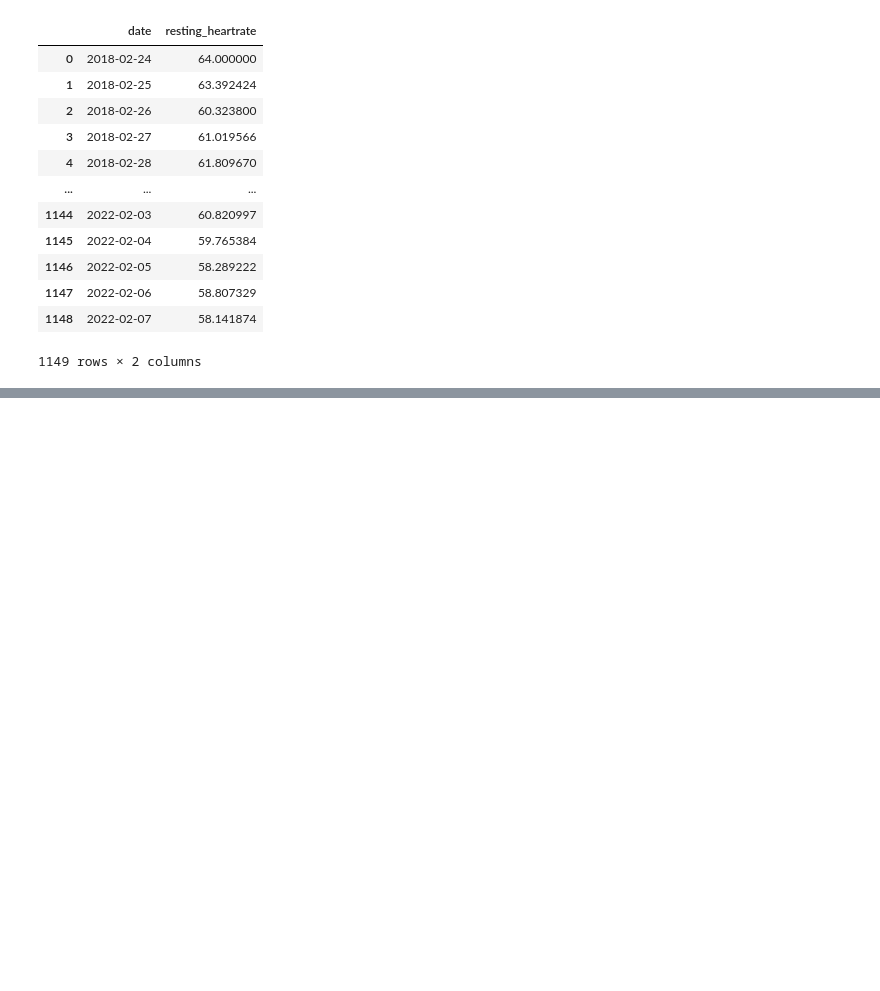
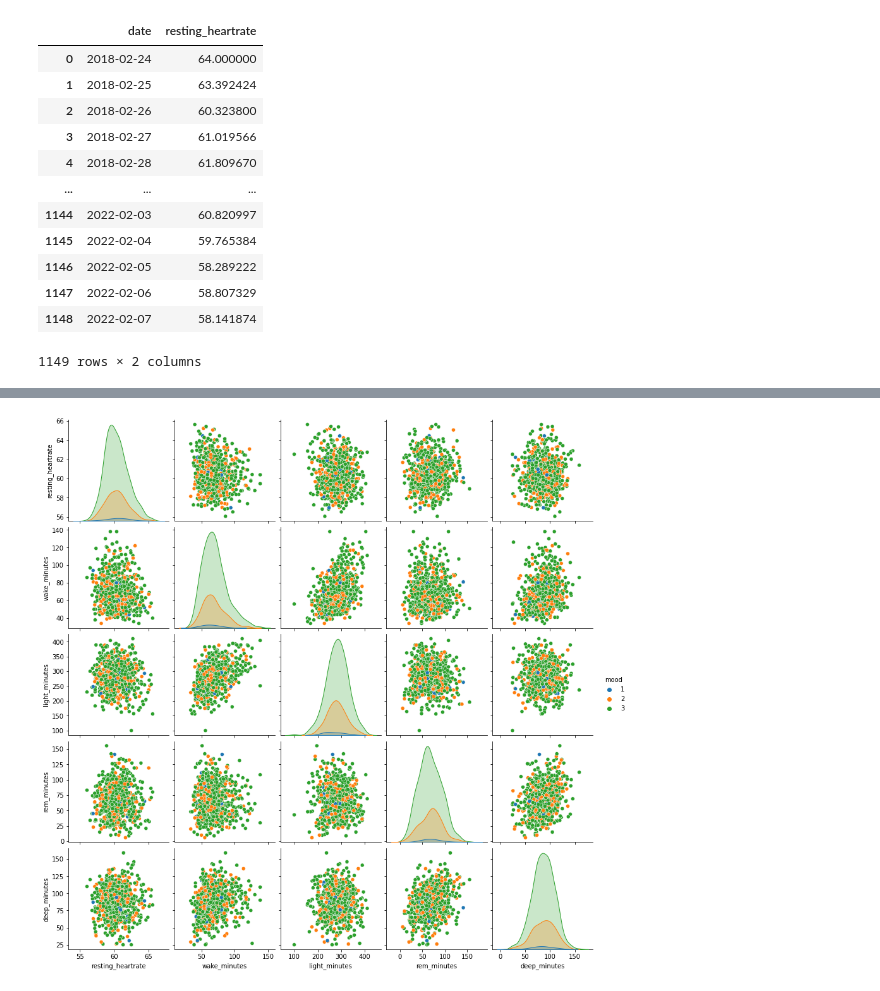
Before and after one commit to Markus98/CS-C3240-machine-learning-project, a Jupyter notebook: data_formatting.ipynb, the cells around one changed output, grey strips where cells are left out. Saved outputs shown, nothing was run; the diff lists cells and outputs as text; code cells hidden in the pictures; blank space fills up the shorter version.

Commit message:
combine and visualize data

```diff
--- a/data_formatting.ipynb
+++ b/data_formatting.ipynb
@@ -123,0 +139,5 @@ hr_df
+# %%
+# Merge dataframes on date
+mood_hr_df = pd.merge(pixels_mood_df, hr_df, on="date", how="inner")
+whole_df = pd.merge(mood_hr_df, sleep_df, on="date", how="inner")
+whole_df
@@ -123,0 +158,6 @@ hr_df
+# %%
+# Plot the data
+sns.pairplot(whole_df,hue = 'mood',diag_kind = "kde", kind = "scatter", palette = "tab10")
+plt.show()
+# %% [output]
+[figure, added]
```
Also changed, not shown: parts of 3 cells of this notebook.
